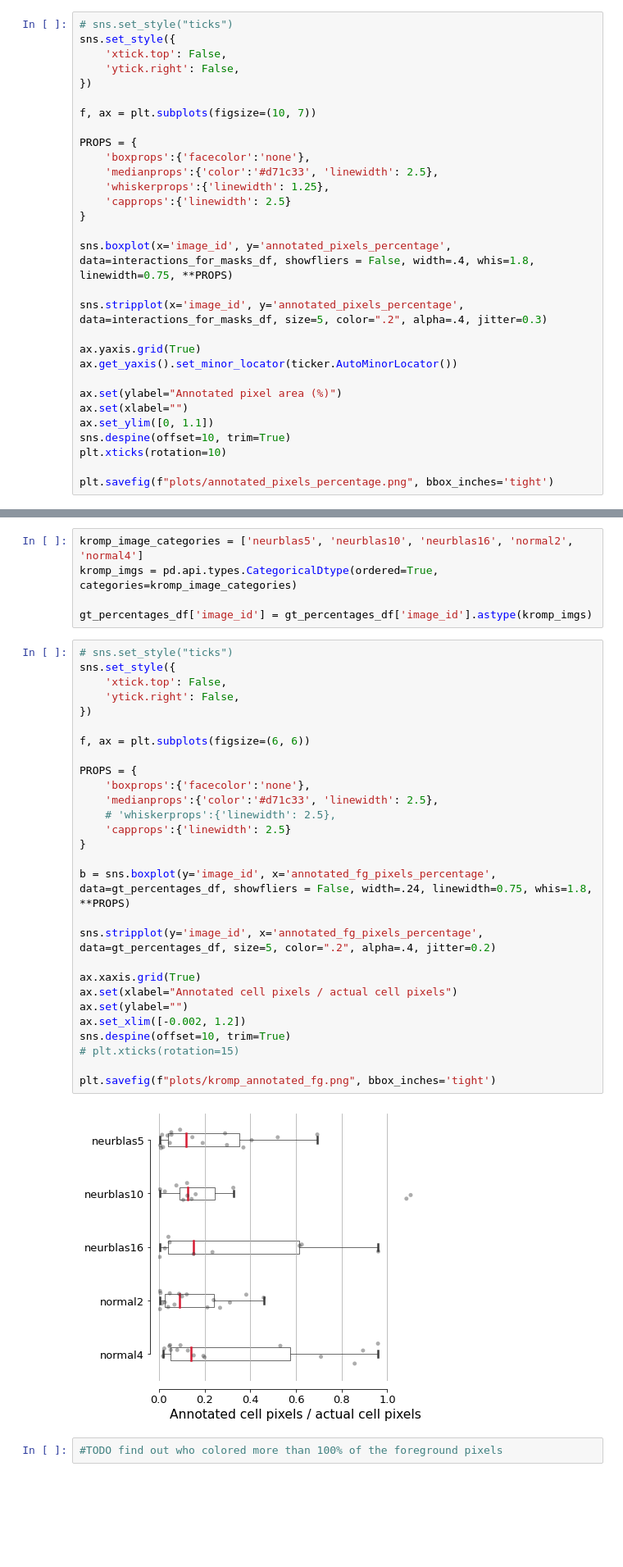
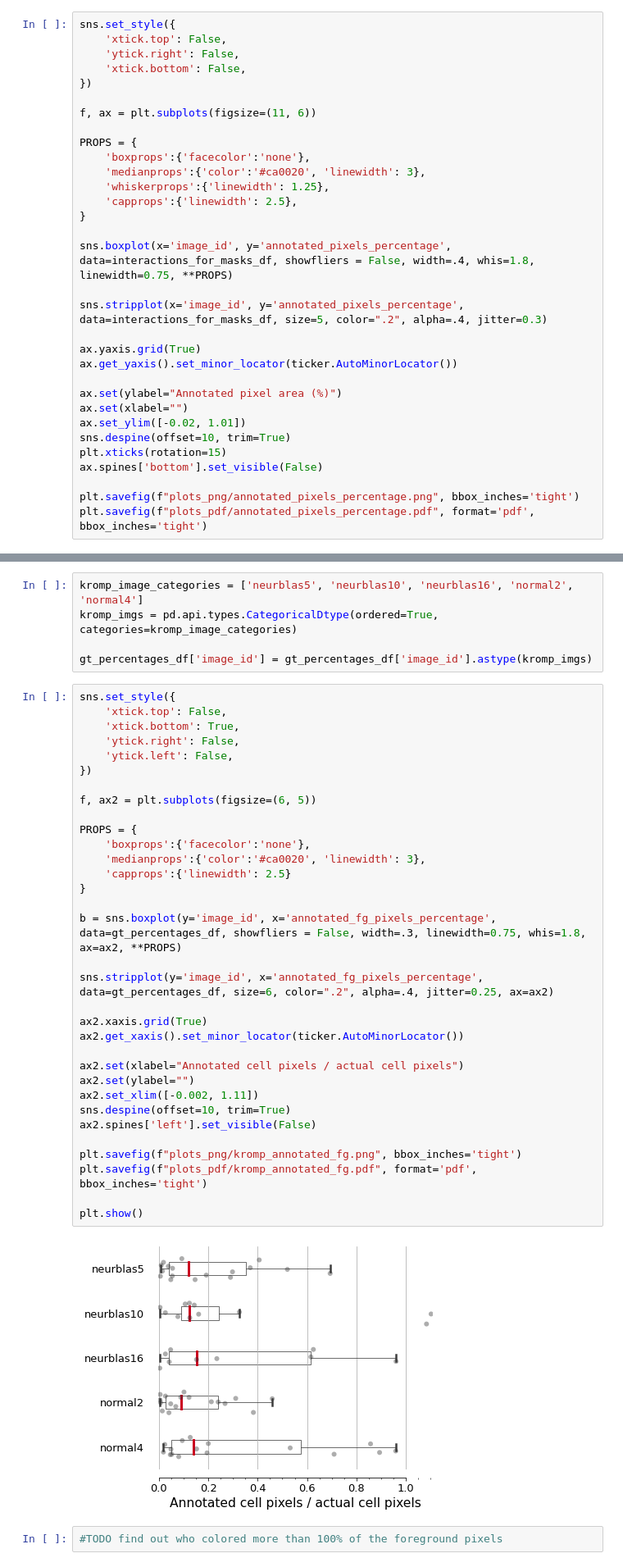
Before and after one commit to soupwaylee/masters-thesis-grabcut-cp-evaluation, a Jupyter notebook: interaction_eval.ipynb, the cells around one changed output, grey strips where cells are left out. Shown at 82% size. Drawn from its saved outputs; the diff is of its cells as text; blank space fills up the shorter version.

```diff
--- a/interaction_eval.ipynb
+++ b/interaction_eval.ipynb
@@ -534,17 +404,17 @@ plt.savefig(f"plots/annotated_pixels_percentage.png", bbox_inches='tight')
 # %%
-# sns.set_style("ticks")
 sns.set_style({
     'xtick.top': False,
     'ytick.right': False,
+    'xtick.bottom': False,
 })
 
-f, ax = plt.subplots(figsize=(10, 7))
+f, ax = plt.subplots(figsize=(11, 6))
 
 PROPS = {
     'boxprops':{'facecolor':'none'},
-    'medianprops':{'color':'#d71c33', 'linewidth': 2.5},
+    'medianprops':{'color':'#ca0020', 'linewidth': 3},
     'whiskerprops':{'linewidth': 1.25},
-    'capprops':{'linewidth': 2.5}
+    'capprops':{'linewidth': 2.5},
 }
 
 sns.boxplot(x='image_id', y='annotated_pixels_percentage', data=interactions_for_masks_df, showfliers = False, width=.4, whis=1.8, linewidth=0.75, **PROPS)
@@ -556,9 +426,11 @@ ax.get_yaxis().set_minor_locator(ticker.AutoMinorLocator())
 
 ax.set(ylabel="Annotated pixel area (%)")
 ax.set(xlabel="")
-ax.set_ylim([0, 1.1])
+ax.set_ylim([-0.02, 1.01])
 sns.despine(offset=10, trim=True)
-plt.xticks(rotation=10)
+plt.xticks(rotation=15)
+ax.spines['bottom'].set_visible(False)
 
-plt.savefig(f"plots/annotated_pixels_percentage.png", bbox_inches='tight')
+plt.savefig(f"plots_png/annotated_pixels_percentage.png", bbox_inches='tight')
+plt.savefig(f"plots_pdf/annotated_pixels_percentage.pdf", format='pdf', bbox_inches='tight')
 # %% [output]
@@ -648,35 +484,40 @@ kromp_imgs = pd.api.types.CategoricalDtype(ordered=True, categories=kromp_image_
 
 gt_percentages_df['image_id'] = gt_percentages_df['image_id'].astype(kromp_imgs)
 # %%
-# sns.set_style("ticks")
 sns.set_style({
     'xtick.top': False,
+    'xtick.bottom': True,
     'ytick.right': False,
+    'ytick.left': False,
 })
 
-f, ax = plt.subplots(figsize=(6, 6))
+f, ax2 = plt.subplots(figsize=(6, 5))
 
 PROPS = {
     'boxprops':{'facecolor':'none'},
-    'medianprops':{'color':'#d71c33', 'linewidth': 2.5},
-    # 'whiskerprops':{'linewidth': 2.5},
+    'medianprops':{'color':'#ca0020', 'linewidth': 3},
     'capprops':{'linewidth': 2.5}
 }
 
-b = sns.boxplot(y='image_id', x='annotated_fg_pixels_percentage', data=gt_percentages_df, showfliers = False, width=.24, linewidth=0.75, whis=1.8, **PROPS)
+b = sns.boxplot(y='image_id', x='annotated_fg_pixels_percentage', data=gt_percentages_df, showfliers = False, width=.3, linewidth=0.75, whis=1.8, ax=ax2, **PROPS)
 
-sns.stripplot(y='image_id', x='annotated_fg_pixels_percentage', data=gt_percentages_df, size=5, color=".2", alpha=.4, jitter=0.2)
+sns.stripplot(y='image_id', x='annotated_fg_pixels_percentage', data=gt_percentages_df, size=6, color=".2", alpha=.4, jitter=0.25, ax=ax2)
 
-ax.xaxis.grid(True)
-ax.set(xlabel="Annotated cell pixels / actual cell pixels")
-ax.set(ylabel="")
-ax.set_xlim([-0.002, 1.2])
+ax2.xaxis.grid(True)
+ax2.get_xaxis().set_minor_locator(ticker.AutoMinorLocator())
+
+ax2.set(xlabel="Annotated cell pixels / actual cell pixels")
+ax2.set(ylabel="")
+ax2.set_xlim([-0.002, 1.11])
 sns.despine(offset=10, trim=True)
-# plt.xticks(rotation=15)
+ax2.spines['left'].set_visible(False)
 
-plt.savefig(f"plots/kromp_annotated_fg.png", bbox_inches='tight')
+plt.savefig(f"plots_png/kromp_annotated_fg.png", bbox_inches='tight')
+plt.savefig(f"plots_pdf/kromp_annotated_fg.pdf", format='pdf', bbox_inches='tight')
+
+plt.show()
 # %% [output]
-[figure, old version]
+[figure, new version]
 # %%
 #TODO find out who colored more than 100% of the foreground pixels
 # %%
```
Also changed, not shown: parts of 27 cells of this notebook, 1 other file.
